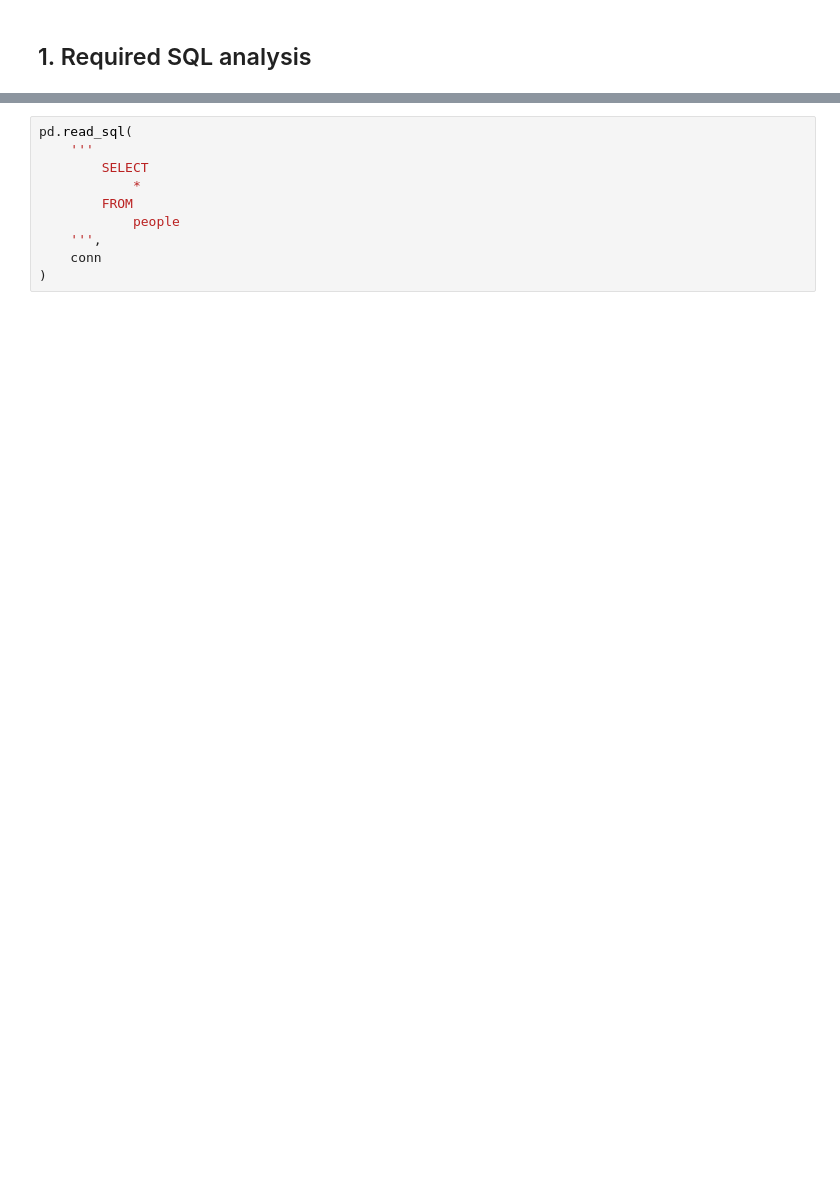
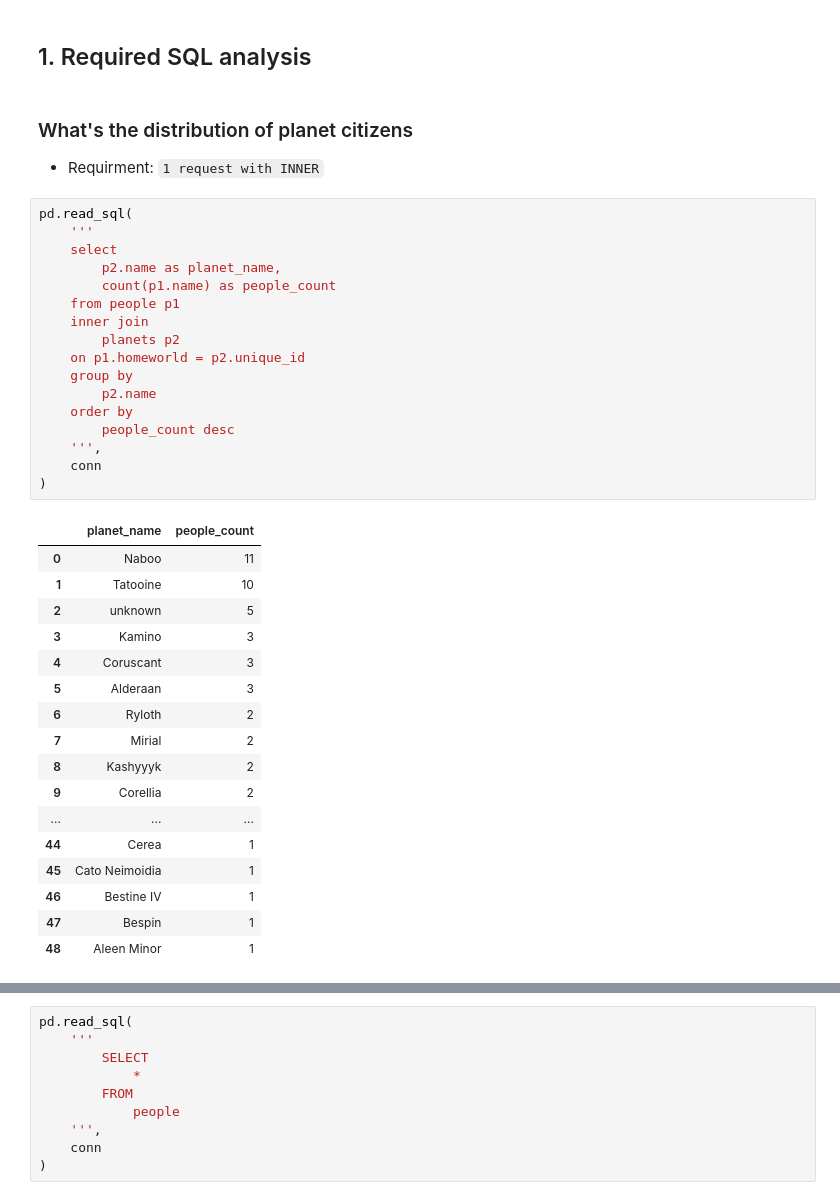
Before and after one commit to fengyu20/sql-project-star-wars-analysis, a Jupyter notebook: sqlite3/sql_analysis.ipynb, the cells around one changed output, grey strips where cells are left out. Cells and saved outputs as stored; diff of their text form; blank space fills up the shorter version.

```diff
--- a/sqlite3/sql_analysis.ipynb
+++ b/sqlite3/sql_analysis.ipynb
@@ -92,5 +90,43 @@ AttributeError: module 'six' has no attribute 'ensure_text'
 # %% [markdown]
 ## 1. Required SQL analysis
+# %% [markdown]
+### What's the distribution of planet citizens
+- Requirment: `1 request with INNER`
+# %%
+pd.read_sql(
+    '''
+    select
+        p2.name as planet_name,
+        count(p1.name) as people_count
+    from people p1
+    inner join
+        planets p2
+    on p1.homeworld = p2.unique_id
+    group by
+        p2.name
+    order by
+        people_count desc
+    ''',
+    conn
+)
+# %% [output]
+|  | planet_name | people_count |
+| 0 | Naboo | 11 |
+| 1 | Tatooine | 10 |
+| 2 | unknown | 5 |
+| 3 | Kamino | 3 |
+| 4 | Coruscant | 3 |
+| 5 | Alderaan | 3 |
+| 6 | Ryloth | 2 |
+| 7 | Mirial | 2 |
+| 8 | Kashyyyk | 2 |
+| 9 | Corellia | 2 |
+| ... | ... | ... |
+| 44 | Cerea | 1 |
+| 45 | Cato Neimoidia | 1 |
+| 46 | Bestine IV | 1 |
+| 47 | Bespin | 1 |
+| 48 | Aleen Minor | 1 |
 # %%
 pd.read_sql(
     '''
```
Also changed, not shown: parts of 6 cells of this notebook, 1 other file.
